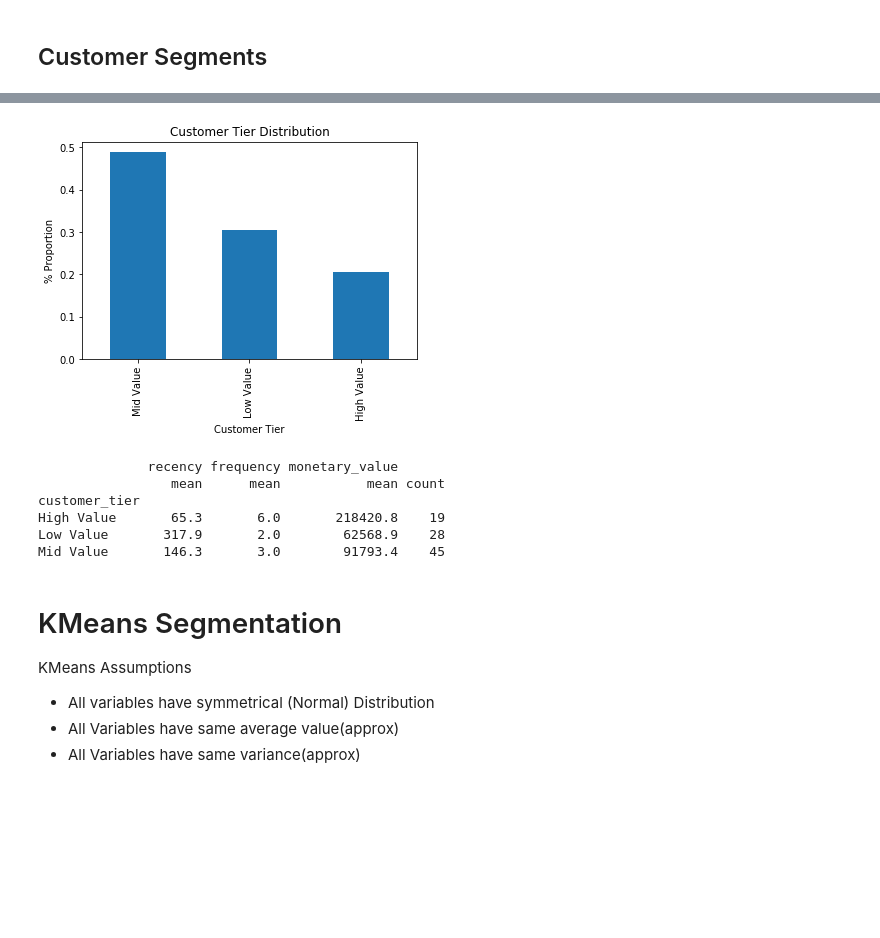
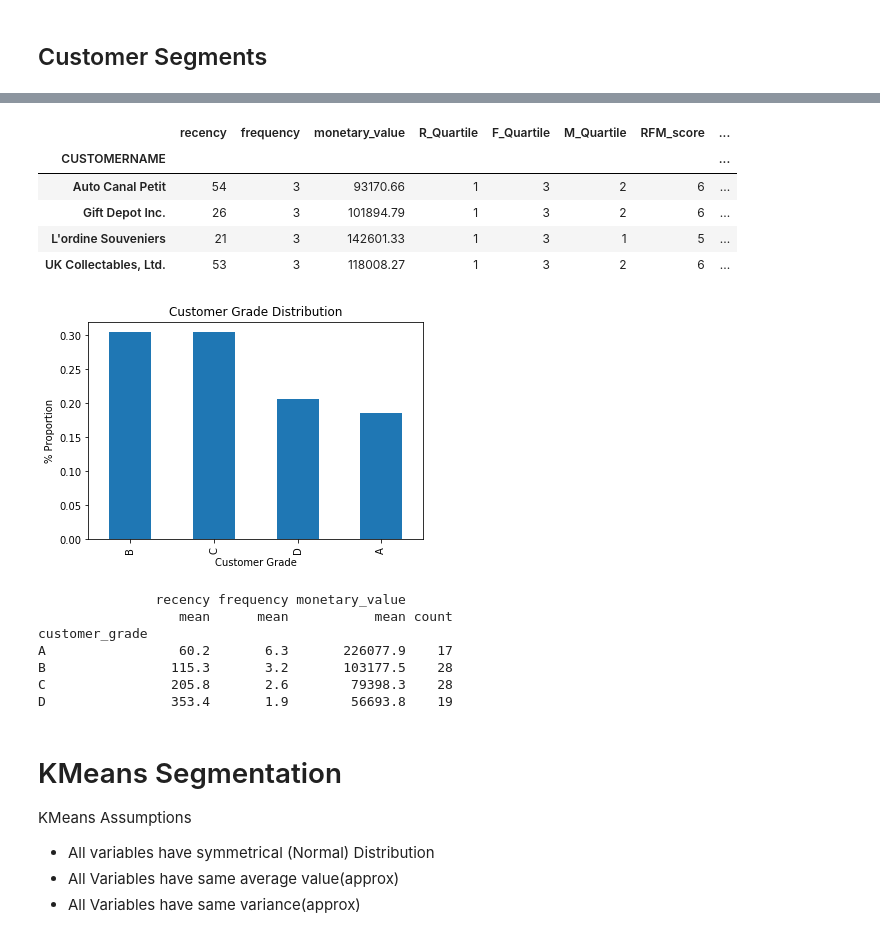
Before and after one commit to bundickm/Sales-Analysis-and-Dashboard, a Jupyter notebook: RFM_Analysis.ipynb, the cells around one changed output, grey strips where cells are left out. Saved outputs shown, nothing was run; the diff lists cells and outputs as text; code cells hidden in the pictures; blank space fills up the shorter version.

```diff
--- a/RFM_Analysis.ipynb
+++ b/RFM_Analysis.ipynb
@@ -149,14 +168,16 @@ rfm_table.head()
 | Anna's Decorations, Ltd | 83 | 4 | 153996.13 | 2 | 1 | 1 | 4 |
 | Atelier graphique | 187 | 3 | 24179.96 | 3 | 3 | 4 | 10 |
 # %%
-def rfm_customer_tier(score):
-  if score <= 5:
-    return 'High Value'
-  elif score <= 9:
-    return 'Mid Value'
+def rfm_customer_grade(score):
+  if score <= 4:
+    return 'A'
+  elif score <= 7:
+    return 'B'
+  elif score <= 10:
+    return 'C'
   else:
-    return 'Low Value'
+    return 'D'
 
-rfm_table['customer_tier'] = rfm_table['RFM_score'].apply(rfm_customer_tier)
+rfm_table['customer_grade'] = rfm_table['RFM_score'].apply(rfm_customer_grade)
 rfm_table.head()
 # %% [output]
@@ -244,25 +282,35 @@ rfm_table[rfm_table['F_Quartile'] <= 2 ].sort_values('monetary_value', ascending
+# %%
+rfm_table[RFM_segment(1,3,1) | RFM_segment(1,2,1) | RFM_segment(1,3,2) | RFM_segment(1,2,2)]
+# %% [output]
+|  | recency | frequency | monetary_value | R_Quartile | F_Quartile | M_Quartile | RFM_score | ... |
+| CUSTOMERNAME |  |  |  |  |  |  |  | ... |
+| Auto Canal Petit | 54 | 3 | 93170.66 | 1 | 3 | 2 | 6 | ... |
+| Gift Depot Inc. | 26 | 3 | 101894.79 | 1 | 3 | 2 | 6 | ... |
+| L'ordine Souveniers | 21 | 3 | 142601.33 | 1 | 3 | 1 | 5 | ... |
+| UK Collectables, Ltd. | 53 | 3 | 118008.27 | 1 | 3 | 2 | 6 | ... |
 # %%
-rfm_table['customer_tier'].value_counts(normalize=True).plot(kind='bar')
-plt.title('Customer Tier Distribution')
-plt.xlabel('Customer Tier')
+|rfm_table['customer_grade'].value_counts(normalize=True).plot(kind='bar')
+plt.title('Customer Grade Distribution')
+plt.xlabel('Customer Grade')
 plt.ylabel('% Proportion')
 plt.show()
 # %% [output]
-[figure, old version]
+[figure, new version]
 # %%
-rfm_level_agg = rfm_table.groupby(['customer_tier']).agg({
+rfm_level_agg = rfm_table.groupby(['customer_grade']).agg({
     'recency': 'mean',
     'frequency': 'mean',
     'monetary_value':['mean','count']}).round(1)
 
 print(rfm_level_agg)
 # %% [output]
-              recency frequency monetary_value
-                 mean      mean           mean count
-customer_tier
-High Value       65.3       6.0       218420.8    19
-Low Value       317.9       2.0        62568.9    28
-Mid Value       146.3       3.0        91793.4    45
+               recency frequency monetary_value
+                  mean      mean           mean count
+customer_grade
+A                 60.2       6.3       226077.9    17
+B                115.3       3.2       103177.5    28
+C                205.8       2.6        79398.3    28
+D                353.4       1.9        56693.8    19
 # %% [markdown]
 # KMeans Segmentation
 
```
Also changed, not shown: parts of 20 cells of this notebook.
